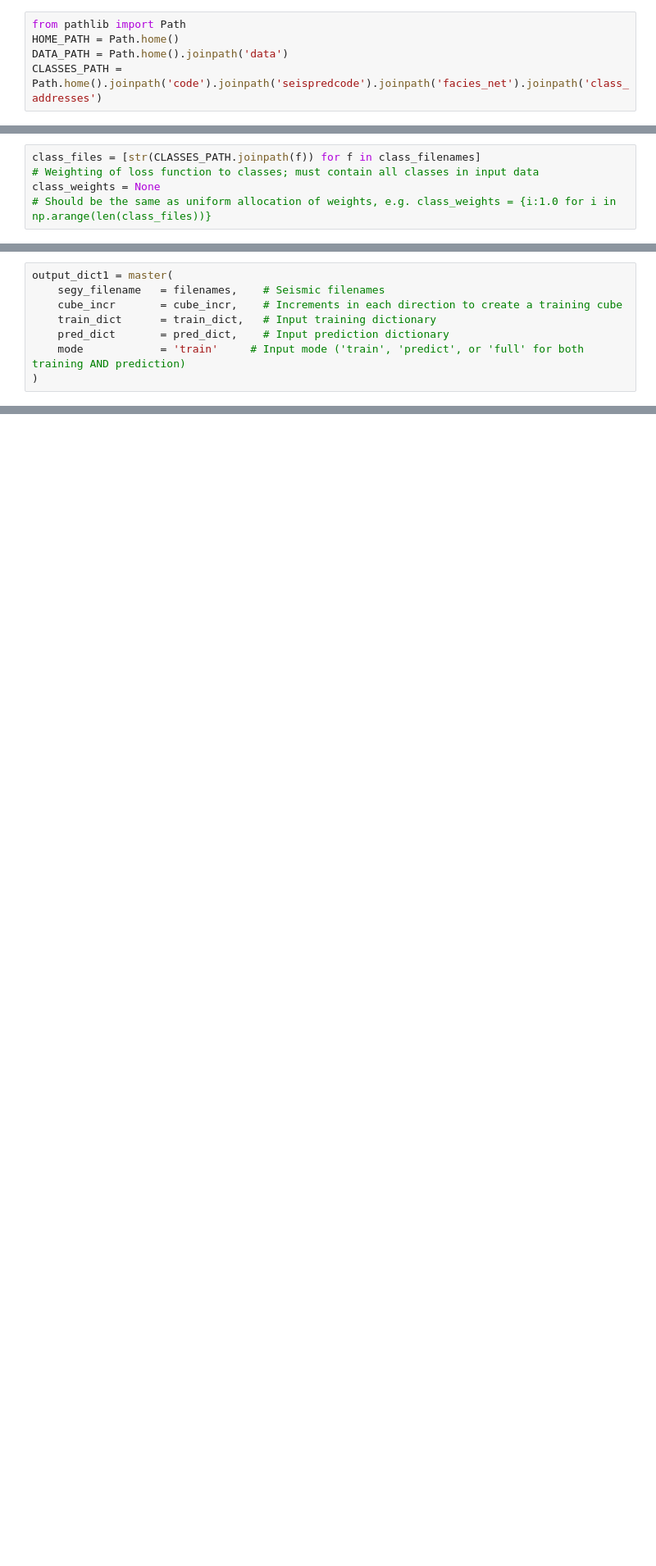
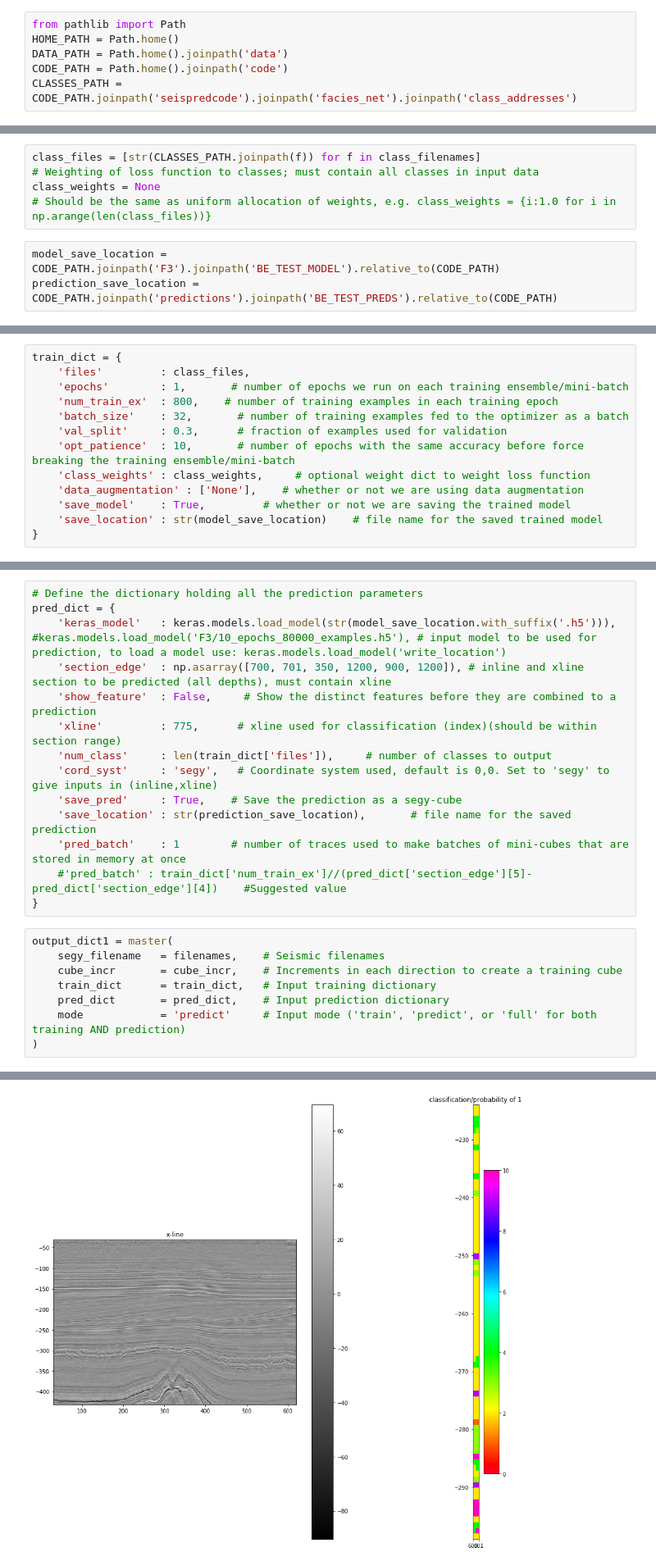
Before and after one commit to begeo/facies_net, a Jupyter notebook: Test.ipynb, the cells around one changed output, grey strips where cells are left out. Shown at 82% size. Cells and saved outputs as stored; diff of their text form; blank space fills up the shorter version.

Commit message:
Updated Test notebook with some working examples

```diff
--- a/Test.ipynb
+++ b/Test.ipynb
@@ -10,7 +10,8 @@ C:\Users\brian\Anaconda3\envs\facies_net\python.exe
 from pathlib import Path
 HOME_PATH = Path.home()
 DATA_PATH = Path.home().joinpath('data')
-CLASSES_PATH = Path.home().joinpath('code').joinpath('seispredcode').joinpath('facies_net').joinpath('class_addresses')
+CODE_PATH = Path.home().joinpath('code')
+CLASSES_PATH = CODE_PATH.joinpath('seispredcode').joinpath('facies_net').joinpath('class_addresses')
 # %%
 # Initial package imports per facies_net file
 import random
@@ -52,6 +53,9 @@ class_files = [str(CLASSES_PATH.joinpath(f)) for f in class_filenames]
 # Weighting of loss function to classes; must contain all classes in input data
 class_weights = None
 # Should be the same as uniform allocation of weights, e.g. class_weights = {i:1.0 for i in np.arange(len(class_files))}
+# %%
+model_save_location = CODE_PATH.joinpath('F3').joinpath('BE_TEST_MODEL').relative_to(CODE_PATH)
+prediction_save_location = CODE_PATH.joinpath('predictions').joinpath('BE_TEST_PREDS').relative_to(CODE_PATH)
 # %%
 train_dict = {
     'files'         : class_files,
@@ -67,4 +71,17 @@ train_dict = {
 }
+# %%
+train_dict = {
+    'files'         : class_files,
+    'epochs'        : 1,       # number of epochs we run on each training ensemble/mini-batch
+    'num_train_ex'  : 800,    # number of training examples in each training epoch
+    'batch_size'    : 32,       # number of training examples fed to the optimizer as a batch
+    'val_split'     : 0.3,      # fraction of examples used for validation
+    'opt_patience'  : 10,       # number of epochs with the same accuracy before force breaking the training ensemble/mini-batch
+    'class_weights' : class_weights,     # optional weight dict to weight loss function
+    'data_augmentation' : ['None'],    # whether or not we are using data augmentation
+    'save_model'    : True,         # whether or not we are saving the trained model
+    'save_location' : str(model_save_location)    # file name for the saved trained model
+}
 # %%
 # Define the dictionary holding all the prediction parameters
 pred_dict = {
@@ -79,12 +96,26 @@ pred_dict = {
     'pred_batch'    : 1        # number of traces used to make batches of mini-cubes that are stored in memory at once
     #'pred_batch' : train_dict['num_train_ex']//(pred_dict['section_edge'][5]-pred_dict['section_edge'][4])    #Suggested value
 }
+# %%
+# Define the dictionary holding all the prediction parameters
+pred_dict = {
+    'keras_model'   : keras.models.load_model(str(model_save_location.with_suffix('.h5'))), #keras.models.load_model('F3/10_epochs_80000_examples.h5'), # input model to be used for prediction, to load a model use: keras.models.load_model('write_location')
+    'section_edge'  : np.asarray([700, 701, 350, 1200, 900, 1200]), # inline and xline section to be predicted (all depths), must contain xline
+    'show_feature'  : False,     # Show the distinct features before they are combined to a prediction
+    'xline'         : 775,      # xline used for classification (index)(should be within section range)
+    'num_class'     : len(train_dict['files']),     # number of classes to output
+    'cord_syst'     : 'segy',   # Coordinate system used, default is 0,0. Set to 'segy' to give inputs in (inline,xline)
+    'save_pred'     : True,    # Save the prediction as a segy-cube
+    'save_location' : str(prediction_save_location),       # file name for the saved prediction
+    'pred_batch'    : 1        # number of traces used to make batches of mini-cubes that are stored in memory at once
+    #'pred_batch' : train_dict['num_train_ex']//(pred_dict['section_edge'][5]-pred_dict['section_edge'][4])    #Suggested value
+}
 # %%
 output_dict1 = master(
     segy_filename   = filenames,    # Seismic filenames
     cube_incr       = cube_incr,    # Increments in each direction to create a training cube
     train_dict      = train_dict,   # Input training dictionary
     pred_dict       = pred_dict,    # Input prediction dictionary
-    mode            = 'train'     # Input mode ('train', 'predict', or 'full' for both training AND prediction)
+    mode            = 'predict'     # Input mode ('train', 'predict', or 'full' for both training AND prediction)
 )
 # %% [output]
@@ -101,0 +139 @@ Epoch 1/10
+[figure, added]
```
Also changed, not shown: parts of 5 cells of this notebook.
